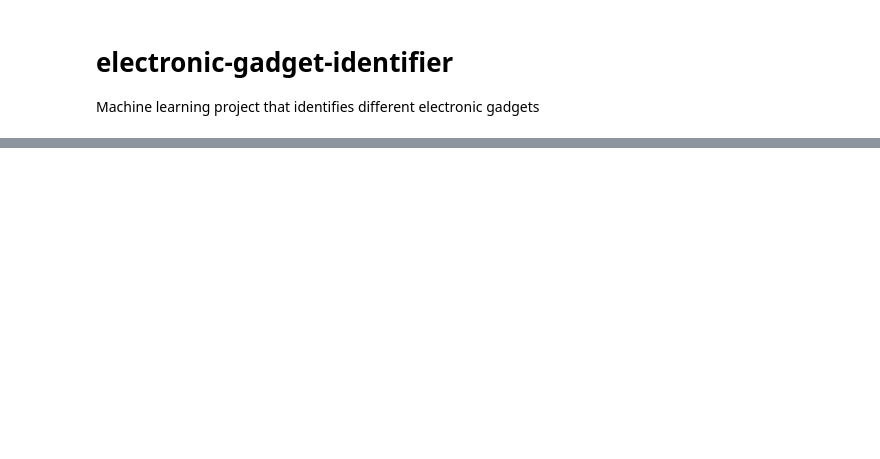
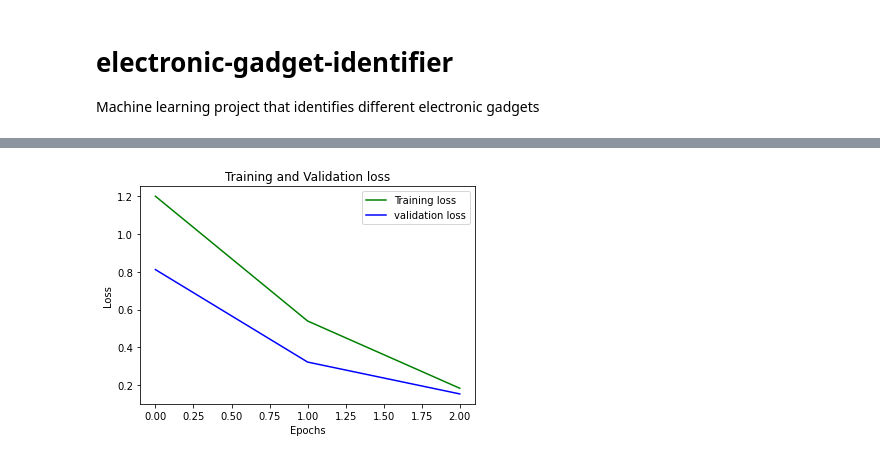
Before and after one commit to Morabotti/electronic-gadget-identifier, a Jupyter notebook: main.ipynb, the cells around one changed output, grey strips where cells are left out. Saved outputs shown, nothing was run; the diff lists cells and outputs as text; code cells hidden in the pictures; blank space fills up the shorter version.

Commit message:
Added epoch mock

```diff
--- a/main.ipynb
+++ b/main.ipynb
@@ -48,7 +71,7 @@ print(pretrained_model)
 classification_layer = nn.Sequential(nn.Linear(25088, 4096),
                                      nn.ReLU(),
                                      nn.Dropout(p=0.3),
-                                     nn.Linear(4096, 2),
+                                     nn.Linear(4096, 4),
                                      nn.LogSoftmax(dim=1))
 
 pretrained_model.classifier =  classification_layer
@@ -82,3 +113,8 @@ conv_features, labels_list = run_conf_features(trainloader)
 # %%
 conv_features_dataset = torch.utils.data.TensorDataset(conv_features, labels_list)
 trainloader = torch.utils.data.DataLoader(conv_features_dataset, batch_size=64, shuffle=True)
+# %%
+conv_features, labels_list = run_conf_features(validationloader)
+# %%
+conv_features_dataset = torch.utils.data.TensorDataset(conv_features, labels_list)
+validationloader = torch.utils.data.DataLoader(conv_features_dataset, batch_size=64, shuffle=True)
@@ -84,0 +208,10 @@ trainloader = torch.utils.data.DataLoader(conv_features_dataset, batch_size=64,
+# %%
+plt.plot(epoch_list, training_loss_list, 'g', label='Training loss')
+plt.plot(epoch_list, validation_loss_list, 'b', label='validation loss')
+plt.title('Training and Validation loss')
+plt.xlabel('Epochs')
+plt.ylabel('Loss')
+plt.legend()
+plt.show()
+# %% [output]
+[figure, added]
```
Also changed, not shown: parts of 6 cells of this notebook.
